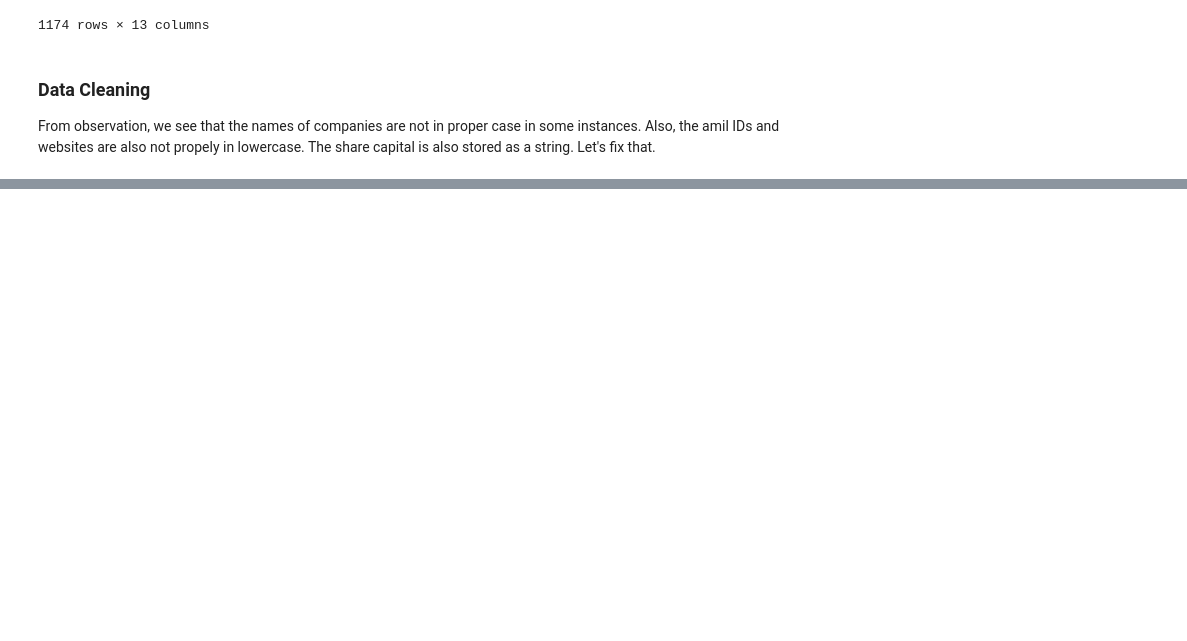
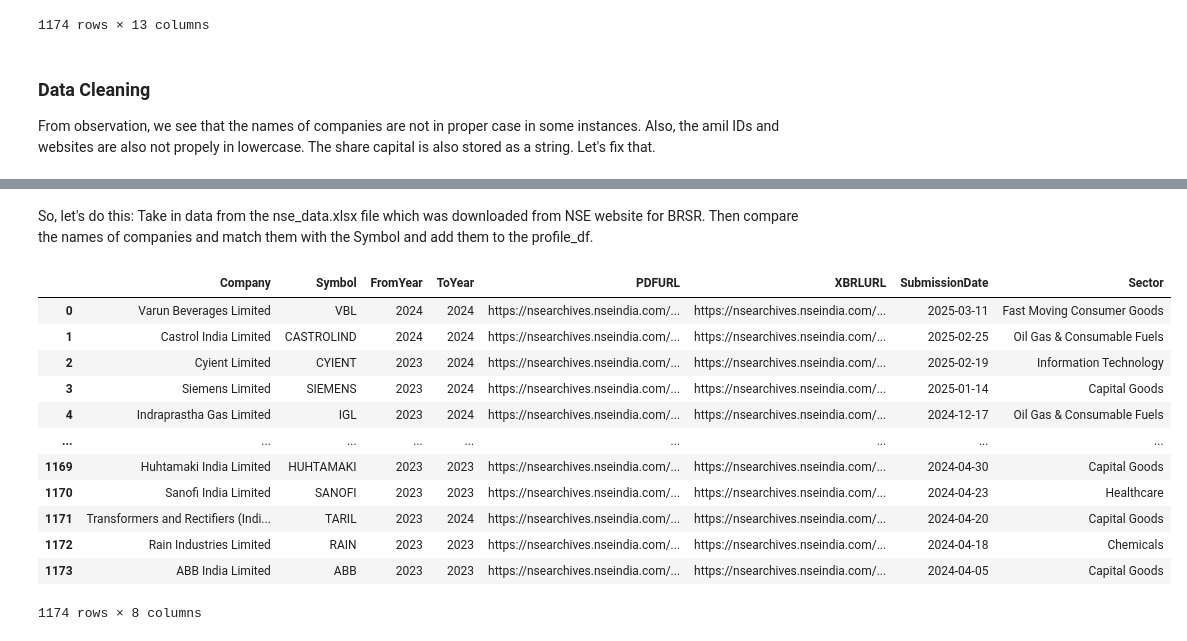
Before and after one commit to themanojarora/brsr, a Jupyter notebook: profile.ipynb, the cells around one changed output, grey strips where cells are left out. Saved outputs shown, nothing was run; the diff lists cells and outputs as text; code cells hidden in the pictures; blank space fills up the shorter version.

```diff
--- a/profile.ipynb
+++ b/profile.ipynb
@@ -254,0 +172,19 @@ conn.close()
+# %% [markdown]
+So, let's do this: Take in data from the nse_data.xlsx file which was downloaded from NSE website for BRSR. Then compare the names of companies and match them with the Symbol and add them to the profile_df.
+# %%
+nse_data = pd.read_excel('nse_data.xlsx')
+nse_data
+# %% [output]
+|  | Company | Symbol | FromYear | ToYear | PDFURL | XBRLURL | SubmissionDate | Sector |
+| 0 | Varun Beverages Limited | VBL | 2024 | 2024 | https://nsearchives.nseindia.com/... | https://nsearchives.nseindia.com/... | 2025-03-11 | Fast Moving Consumer Goods |
+| 1 | Castrol India Limited | CASTROLIND | 2024 | 2024 | https://nsearchives.nseindia.com/... | https://nsearchives.nseindia.com/... | 2025-02-25 | Oil Gas & Consumable Fuels |
+| 2 | Cyient Limited | CYIENT | 2023 | 2024 | https://nsearchives.nseindia.com/... | https://nsearchives.nseindia.com/... | 2025-02-19 | Information Technology |
+| 3 | Siemens Limited | SIEMENS | 2023 | 2024 | https://nsearchives.nseindia.com/... | https://nsearchives.nseindia.com/... | 2025-01-14 | Capital Goods |
+| 4 | Indraprastha Gas Limited | IGL | 2023 | 2024 | https://nsearchives.nseindia.com/... | https://nsearchives.nseindia.com/... | 2024-12-17 | Oil Gas & Consumable Fuels |
+| ... | ... | ... | ... | ... | ... | ... | ... | ... |
+| 1169 | Huhtamaki India Limited | HUHTAMAKI | 2023 | 2023 | https://nsearchives.nseindia.com/... | https://nsearchives.nseindia.com/... | 2024-04-30 | Capital Goods |
+| 1170 | Sanofi India Limited | SANOFI | 2023 | 2023 | https://nsearchives.nseindia.com/... | https://nsearchives.nseindia.com/... | 2024-04-23 | Healthcare |
+| 1171 | Transformers and Rectifiers (Indi... | TARIL | 2023 | 2024 | https://nsearchives.nseindia.com/... | https://nsearchives.nseindia.com/... | 2024-04-20 | Capital Goods |
+| 1172 | Rain Industries Limited | RAIN | 2023 | 2023 | https://nsearchives.nseindia.com/... | https://nsearchives.nseindia.com/... | 2024-04-18 | Chemicals |
+| 1173 | ABB India Limited | ABB | 2023 | 2023 | https://nsearchives.nseindia.com/... | https://nsearchives.nseindia.com/... | 2024-04-05 | Capital Goods |
+1174 rows × 8 columns
```
Also changed, not shown: parts of 34 cells of this notebook, 37 other files.
